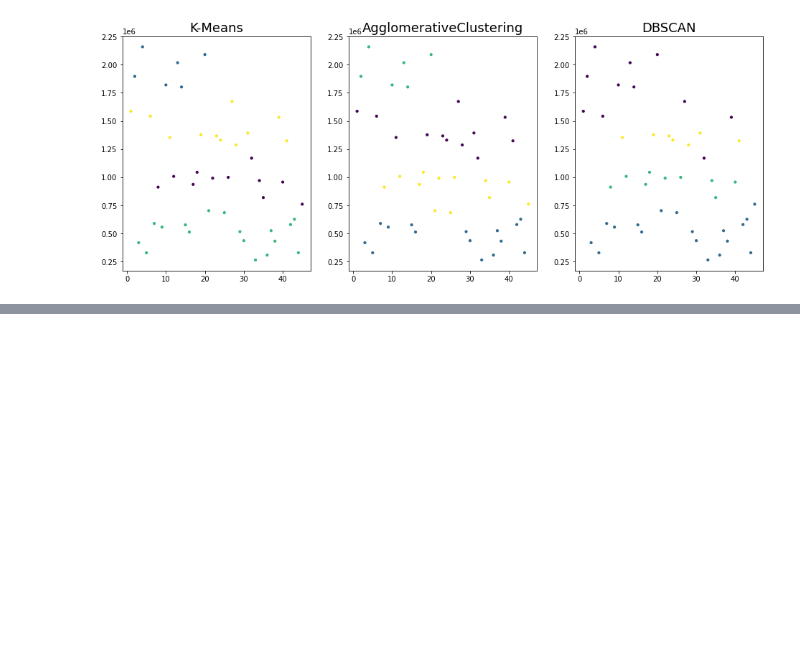
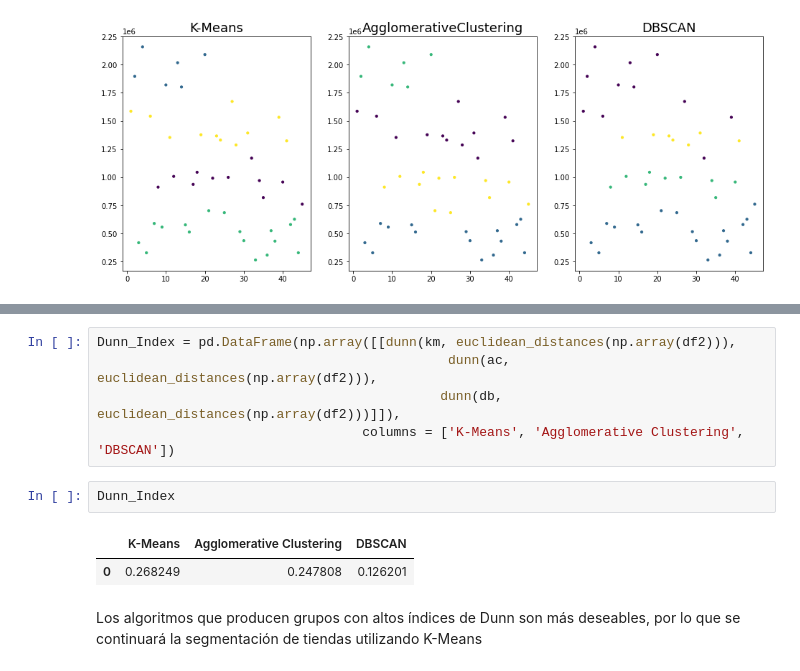
Before and after one commit to OlgaHernMartinez/TFM_BigData-BusinessAnalytics_OlgaHernandez, a Jupyter notebook: Clusterización.ipynb, the cells around one changed output, grey strips where cells are left out. Drawn from its saved outputs; the diff is of its cells as text; blank space fills up the shorter version.

```diff
--- a/Clusterización.ipynb
+++ b/Clusterización.ipynb
@@ -121,3 +170,15 @@ Como los clúster son parecidos para cada método, clasificaremos las tiendas a
+# %%
+Dunn_Index = pd.DataFrame(np.array([[dunn(km, euclidean_distances(np.array(df2))),
+                                             dunn(ac, euclidean_distances(np.array(df2))),
+                                            dunn(db, euclidean_distances(np.array(df2)))]]),
+                                  columns = ['K-Means', 'Agglomerative Clustering', 'DBSCAN'])
+# %%
+Dunn_Index
+# %% [output]
+|  | K-Means | Agglomerative Clustering | DBSCAN |
+| 0 | 0.268249 | 0.247808 | 0.126201 |
+# %% [markdown]
+Los algoritmos que producen grupos con altos índices de Dunn son más deseables, por lo que se continuará la segmentación de tiendas utilizando K-Means
 # %%
 kmeans = KMeans(n_clusters = 4, n_init = 300).fit(df2)
 kmeans.cluster_centers_
```
Also changed, not shown: parts of 8 cells of this notebook.
